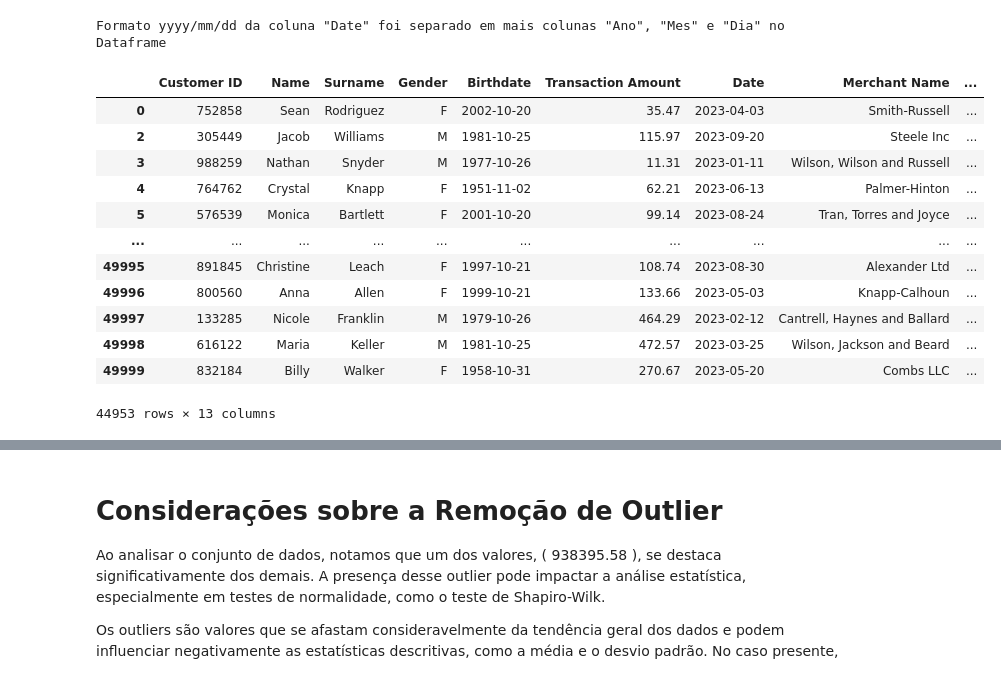
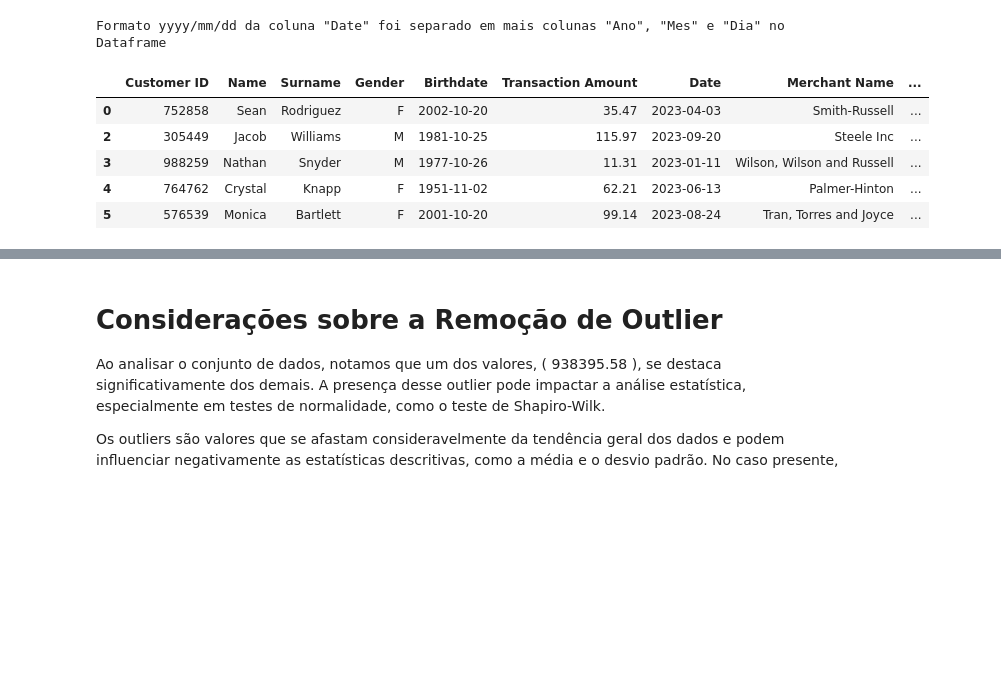
Before and after one commit to CesarMancioSilva/poo_monte_carlo, a Jupyter notebook: csv_file.ipynb, the cells around one changed output, grey strips where cells are left out. Cells and saved outputs as stored; diff of their text form; code cells hidden in the pictures; blank space fills up the shorter version.

```diff
--- a/csv_file.ipynb
+++ b/csv_file.ipynb
@@ -30,7 +66,5 @@ Valores duplicados removidos do Dataframe
 # %%
-def concatenar(row):
-    return row['Name']+" "+row['Surname']
-
-data = transform_data(data,'add_column',name='Full Name',function=concatenar)
-# data = transform_data(data,'remove_column',name='Full Name')
-display(data)
+# def concatenar(row):
+#     return row['Name']+" "+row['Surname']
+# data = transform_data(data,'add_column',name='Full Name',function=concatenar)
+# display(data)
@@ -52,18 +71,11 @@ Nova coluna "Full Name" adicionada no Dataframe
 # %%
 data = transform_data(data,type='split_date',name='Date',format='yyyy/mm/dd')
-display(data)
+display(data.head())
 # %% [output]
 Formato yyyy/mm/dd da coluna "Date" foi separado em mais colunas "Ano", "Mes" e "Dia" no Dataframe
 |  | Customer ID | Name | Surname | Gender | Birthdate | Transaction Amount | Date | Merchant Name | ... |
 | 0 | 752858 | Sean | Rodriguez | F | 2002-10-20 | 35.47 | 2023-04-03 | Smith-Russell | ... |
 | 2 | 305449 | Jacob | Williams | M | 1981-10-25 | 115.97 | 2023-09-20 | Steele Inc | ... |
 | 3 | 988259 | Nathan | Snyder | M | 1977-10-26 | 11.31 | 2023-01-11 | Wilson, Wilson and Russell | ... |
 | 4 | 764762 | Crystal | Knapp | F | 1951-11-02 | 62.21 | 2023-06-13 | Palmer-Hinton | ... |
 | 5 | 576539 | Monica | Bartlett | F | 2001-10-20 | 99.14 | 2023-08-24 | Tran, Torres and Joyce | ... |
-| ... | ... | ... | ... | ... | ... | ... | ... | ... | ... |
-| 49995 | 891845 | Christine | Leach | F | 1997-10-21 | 108.74 | 2023-08-30 | Alexander Ltd | ... |
-| 49996 | 800560 | Anna | Allen | F | 1999-10-21 | 133.66 | 2023-05-03 | Knapp-Calhoun | ... |
-| 49997 | 133285 | Nicole | Franklin | M | 1979-10-26 | 464.29 | 2023-02-12 | Cantrell, Haynes and Ballard | ... |
-| 49998 | 616122 | Maria | Keller | M | 1981-10-25 | 472.57 | 2023-03-25 | Wilson, Jackson and Beard | ... |
-| 49999 | 832184 | Billy | Walker | F | 1958-10-31 | 270.67 | 2023-05-20 | Combs LLC | ... |
-44953 rows × 13 columns
```
Also changed, not shown: parts of 20 cells of this notebook, 2 other files.
